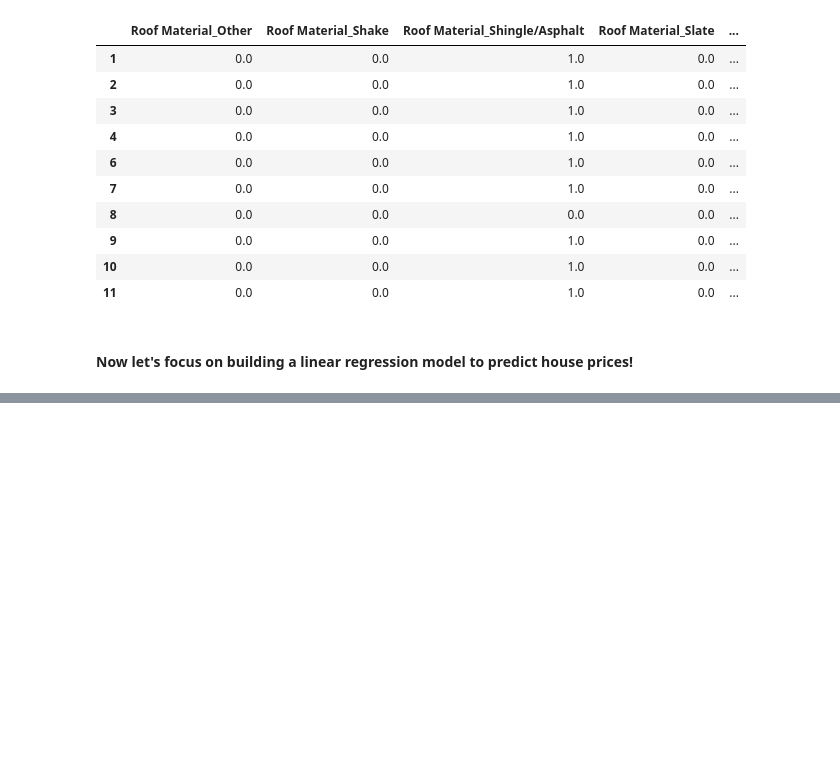
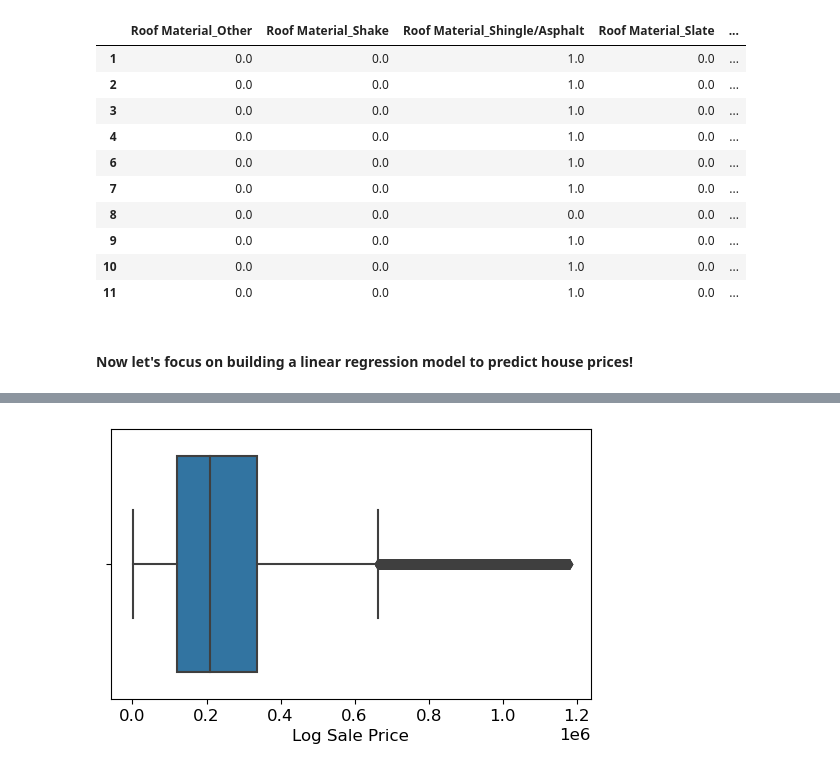
Before and after one commit to brandonconcepcion/Prophecy-of-Properties, a Jupyter notebook: Notebook.ipynb, the cells around one changed output, grey strips where cells are left out. Drawn from its saved outputs; the diff is of its cells as text; code cells hidden in the pictures; blank space fills up the shorter version.

```diff
--- a/Notebook.ipynb
+++ b/Notebook.ipynb
@@ -576,0 +1049,5 @@ training_data_ohe.filter(regex='^Roof Material_').head(10)
+# %%
+sns.boxplot(x = data["Log Sale Price"])
+plt.subplots_adjust(left=0.1, right=0.5, top=0.5, bottom=0.2)
+# %% [output]
+[figure, added]
```
Also changed, not shown: parts of 46 cells of this notebook, 5 other files.
